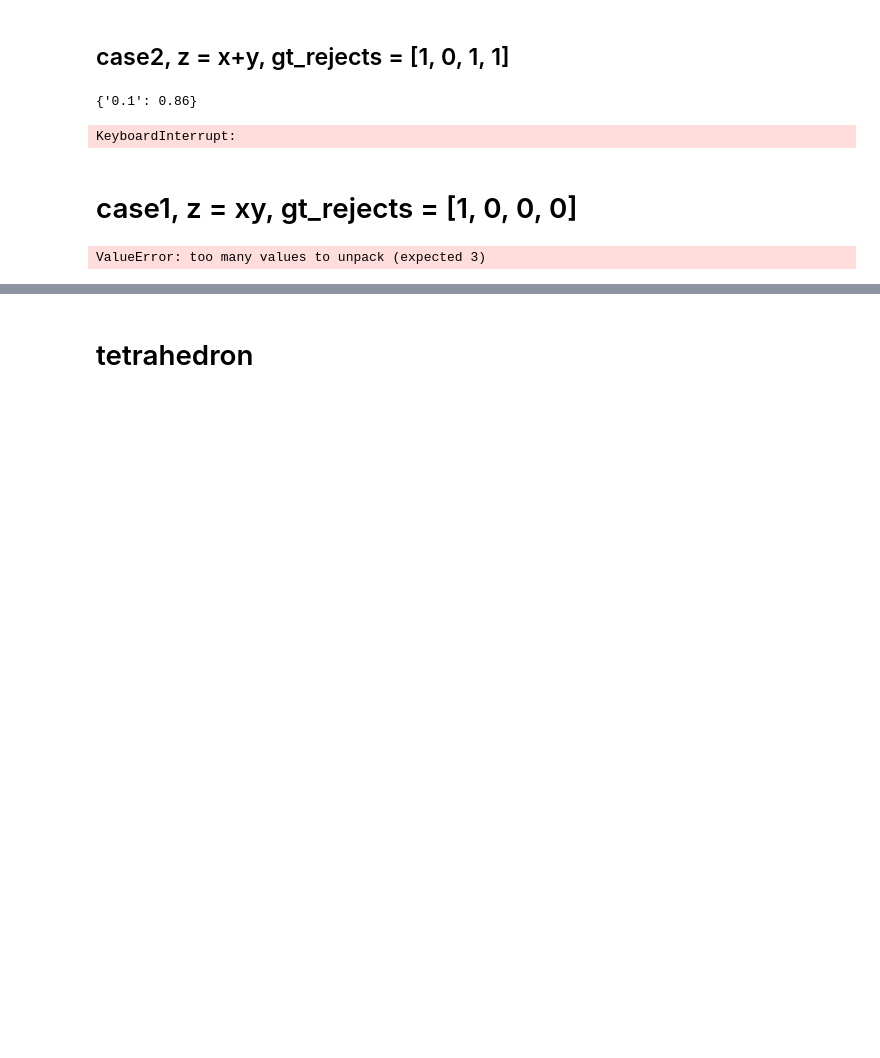
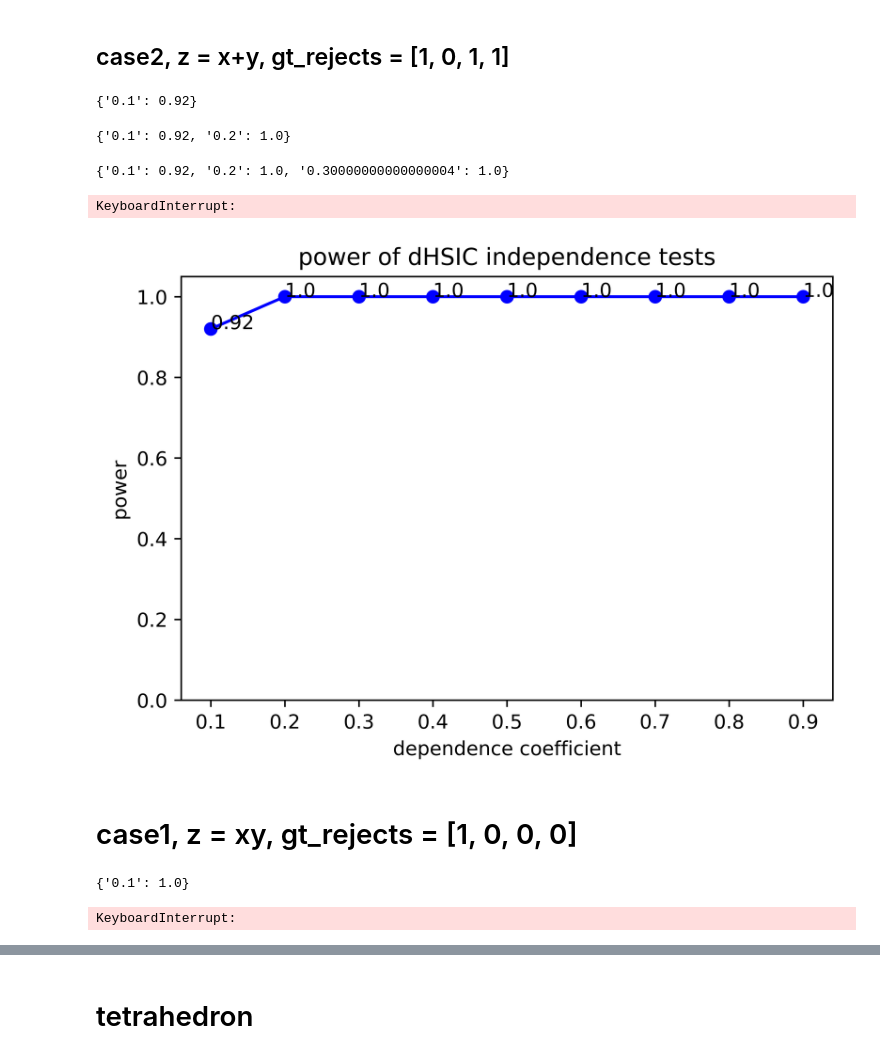
Before and after one commit to barahona-research-group/dHSIC_ts, a Jupyter notebook: examples/nonstationary_eg.ipynb, the cells around one changed output, grey strips where cells are left out. Saved outputs shown, nothing was run; the diff lists cells and outputs as text; code cells hidden in the pictures; blank space fills up the shorter version.

```diff
--- a/examples/nonstationary_eg.ipynb
+++ b/examples/nonstationary_eg.ipynb
@@ -53,7 +54,7 @@ def plot_test(data, mode):
 ## case2, z = x+y, gt_rejects = [1, 0, 1, 1]
 # %%
 power ={}
-for d in tqdm(np.arange(0.1, 0.7, 0.1)):
+for d in tqdm(np.arange(0.1, 1, 0.1)):
     rejects = 0
     for i in tqdm(np.arange(100)):
         d1, d2, _, d3 = nonstationary_ts_n(n_sample=300, t_time=10, d=d, mode='case2', a=0.5, order=3)
@@ -61,19 +62,34 @@ for d in tqdm(np.arange(0.1, 0.7, 0.1)):
         kd2 = compute_kernel_n(d2)
         kd3 = compute_kernel_n(d3)
         _, _, _, reject = test_independence([kd1, kd2, kd3],None, mode = 'iid', n_perms=5000, alpha=0.05)
-
-        rejects = rejects + reject
+        rejects = rejects + reject + reject_1*2
     power[str(d)] = rejects/100
     print(power)
 print(power)
 # %% [output]
-{'0.1': 0.86}
+{'0.1': 0.92}
-KeyboardInterrupt:
+{'0.1': 0.92, '0.2': 1.0}
+{'0.1': 0.92, '0.2': 1.0, '0.30000000000000004': 1.0}
+KeyboardInterrupt:
+# %%
+power_new = {'0.9': 0.92,
+             '0.8': 1,
+             '0.7': 1,
+             '0.6': 1,
+             '0.5': 1,
+             '0.4': 1,
+             '0.3': 1,
+             '0.2': 1,
+             '0.1': 1}
+# %%
+plot_test(list(power_new.values()), 'power')
+# %% [output]
+[figure, added]
 # %% [markdown]
 # case1, z = xy, gt_rejects = [1, 0, 0, 0]
 # %%
 power ={}
-for d in tqdm(np.arange(0.1, 0.7, 0.1)):
+for d in tqdm(np.arange(0.1, 1, 0.1)):
     rejects = 0
     for i in tqdm(np.arange(100)):
         d1, d2, _, d3 = nonstationary_ts_n(n_sample=300, t_time=10, d=d, mode='case1', a=0.5, order=3)
@@ -88,4 +104,5 @@ for d in tqdm(np.arange(0.1, 0.7, 0.1)):
     print(power)
 print(power)
 # %% [output]
-ValueError: too many values to unpack (expected 3)
+{'0.1': 1.0}
+KeyboardInterrupt:
```
Also changed, not shown: parts of 7 cells of this notebook, 7 other files.
